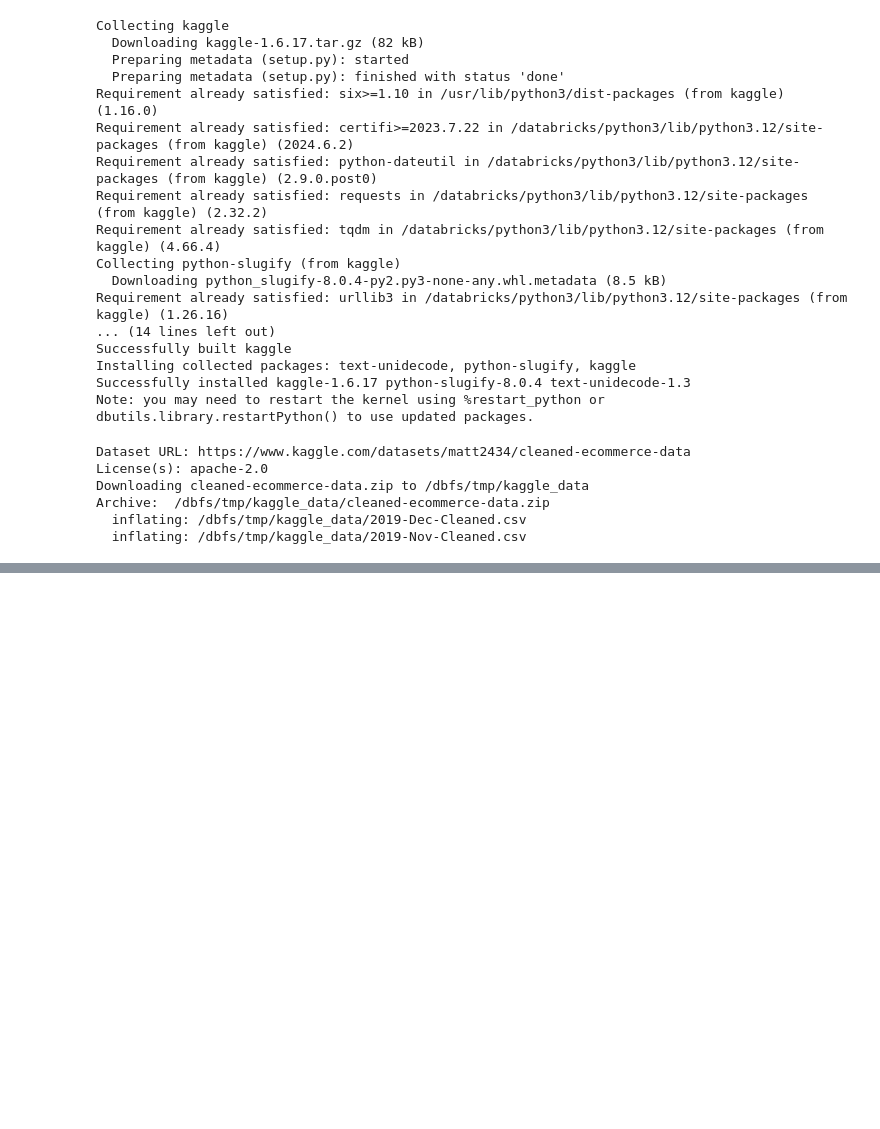
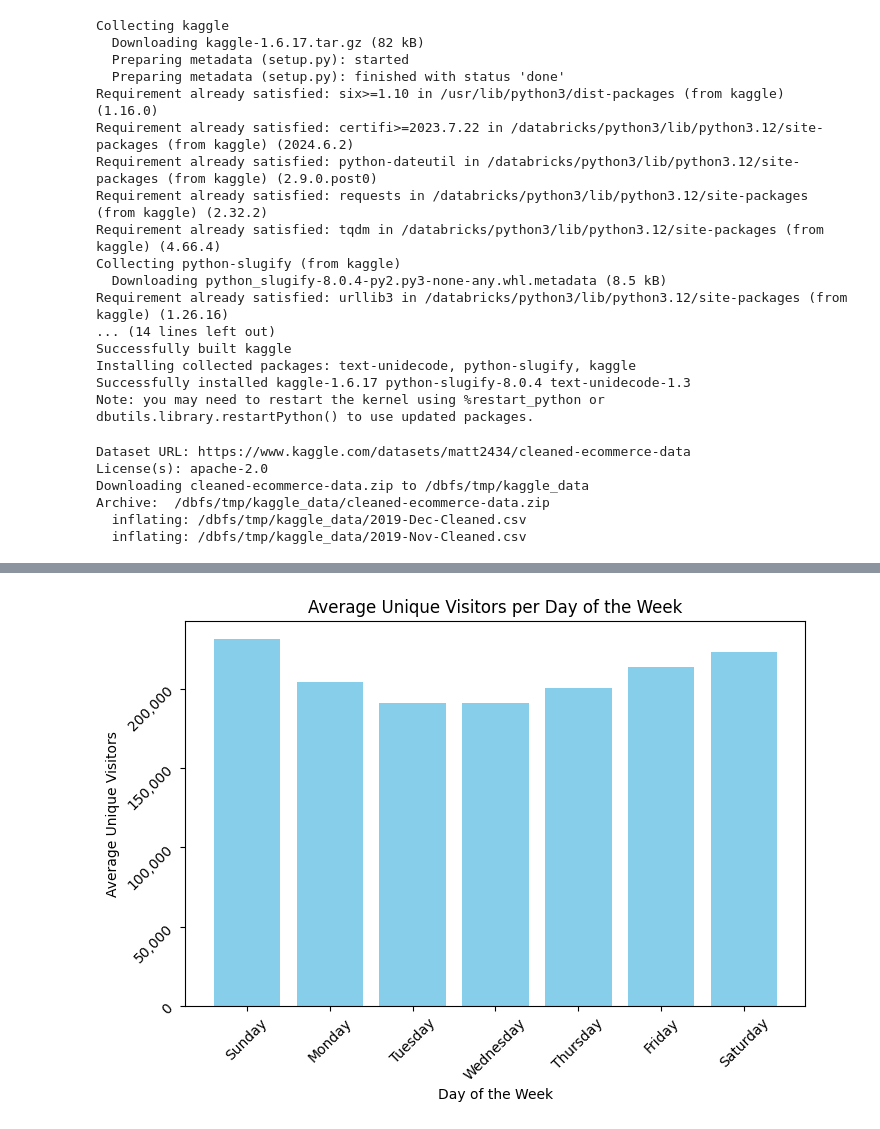
Before and after one commit to mattkope/cs504_team3, a Jupyter notebook: 4.0 visualizations/4.6 Average Website Traffic.ipynb, the cells around one changed output, grey strips where cells are left out. Cells and saved outputs as stored; diff of their text form; code cells hidden in the pictures; blank space fills up the shorter version.

```diff
--- a/4.0 visualizations/4.6 Average Website Traffic.ipynb
+++ b/4.0 visualizations/4.6 Average Website Traffic.ipynb
@@ -106,0 +100,40 @@ plt.show()
+# %%
+from pyspark.sql.functions import dayofweek, col, countDistinct, to_date, avg
+import pandas as pd
+import matplotlib.pyplot as plt
+
+# Extract the date from the timestamp and the day of the week
+df = df.withColumn("event_date", to_date(col("event_time")))
+df = df.withColumn("day_of_week", dayofweek(col("event_time")))
+
+# Group by day_of_week and date, then count the distinct users per day
+daily_unique_visits = df.groupBy("day_of_week", "event_date").agg(countDistinct("user_id").alias("daily_unique_users"))
+
+# Calculate the average number of unique visitors for each day of the week
+average_traffic = daily_unique_visits.groupBy("day_of_week").agg(avg("daily_unique_users").alias("avg_unique_visitors"))
+
+# Sort the days (Sunday=1, Monday=2, etc.)
+average_traffic = average_traffic.orderBy("day_of_week")
+
+# Convert to Pandas for plotting
+average_traffic_pd = average_traffic.toPandas()
+
+# Replace day numbers with day names
+day_names = ["Sunday", "Monday", "Tuesday", "Wednesday", "Thursday", "Friday", "Saturday"]
+average_traffic_pd["day_of_week"] = average_traffic_pd["day_of_week"].apply(lambda x: day_names[x - 1])
+# %%
+# Plot the data
+plt.figure(figsize=(8, 5))
+plt.bar(average_traffic_pd["day_of_week"], average_traffic_pd["avg_unique_visitors"], color='skyblue')
+plt.title("Average Unique Visitors per Day of the Week")
+plt.xlabel("Day of the Week")
+plt.ylabel("Average Unique Visitors")
+plt.xticks(rotation=45)
+
+# Format y-axis to show full numbers with commas
+plt.gca().yaxis.set_major_formatter(ticker.FuncFormatter(lambda x, pos: "{:,.0f}".format(x)))
+plt.yticks(rotation=45)  # Rotate y-axis labels to 45 degrees
+
+plt.show()
+# %% [output]
+[figure, added]
```
Also changed, not shown: parts of 3 cells of this notebook.
